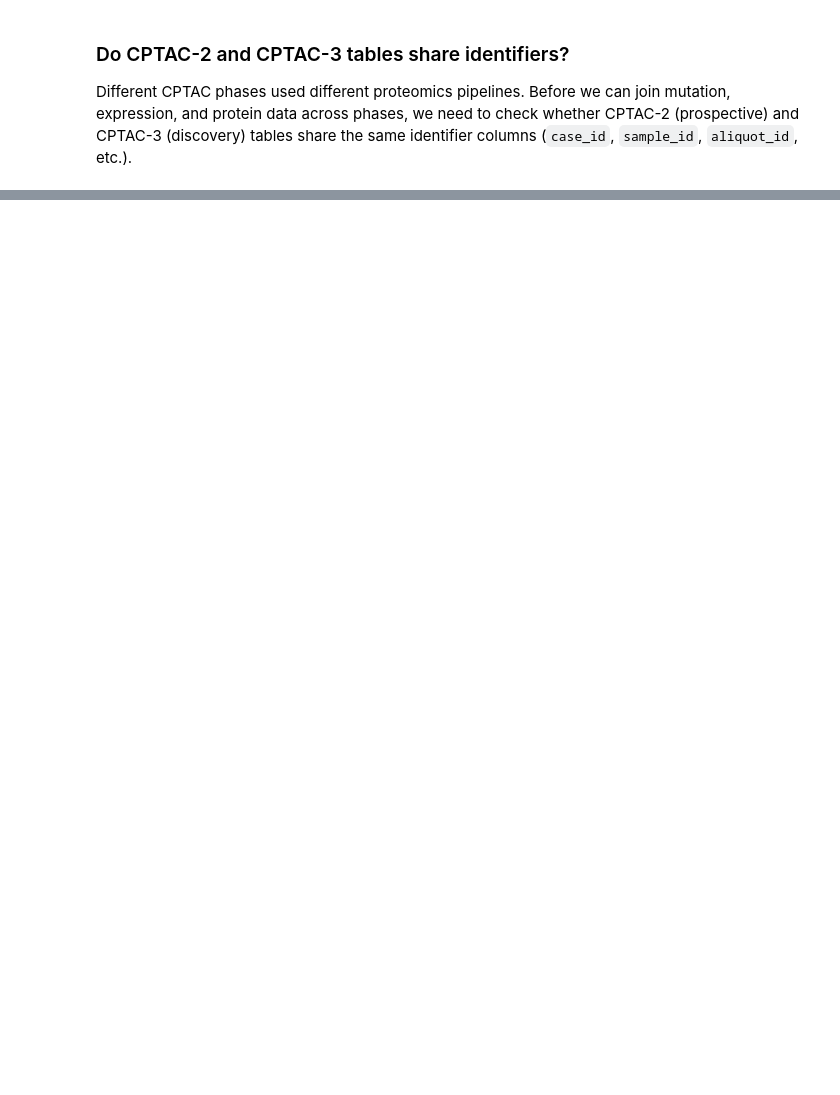
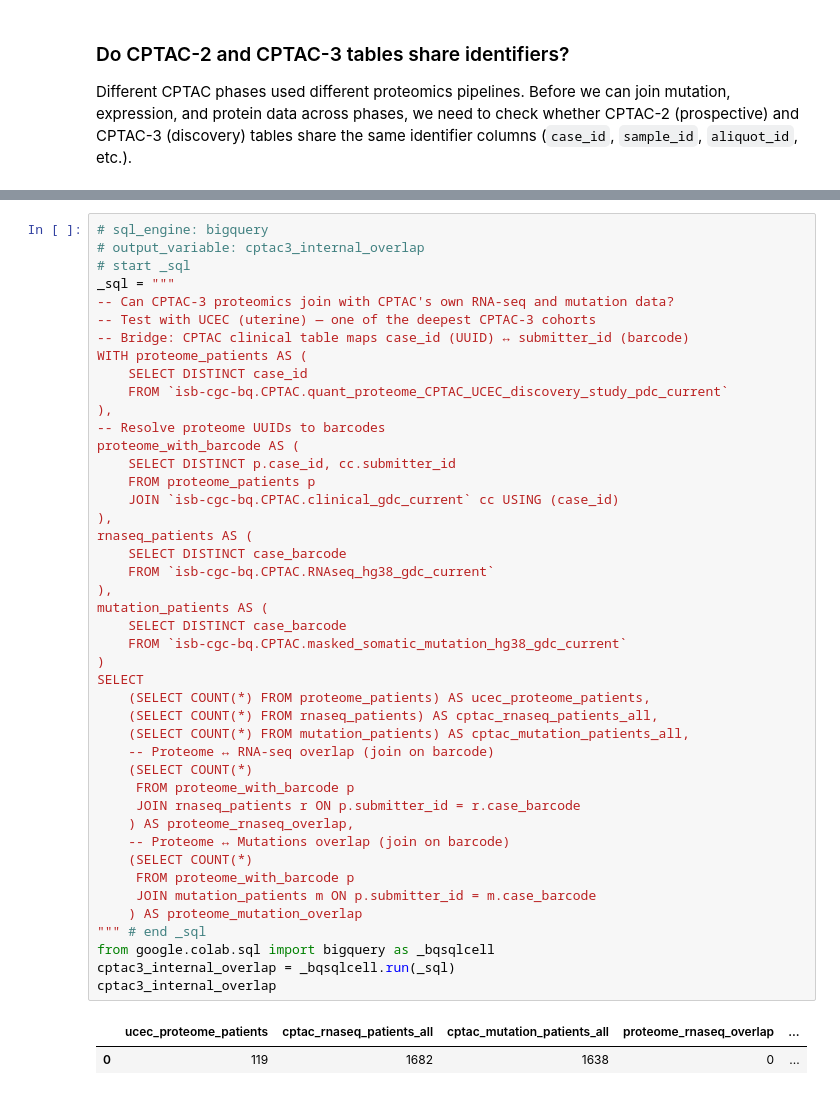
Before and after one commit to leomane/cancer-multiomics, a Jupyter notebook: cancer_multiomics_eda.ipynb, the cells around one changed output, grey strips where cells are left out. Drawn from its saved outputs; the diff is of its cells as text; blank space fills up the shorter version.

```diff
--- a/cancer_multiomics_eda.ipynb
+++ b/cancer_multiomics_eda.ipynb
@@ -479,0 +689,47 @@ CPTAC3_columns
+# %%
+# sql_engine: bigquery
+# output_variable: cptac3_internal_overlap
+# start _sql
+_sql = """
+-- Can CPTAC-3 proteomics join with CPTAC's own RNA-seq and mutation data?
+-- Test with UCEC (uterine) — one of the deepest CPTAC-3 cohorts
+-- Bridge: CPTAC clinical table maps case_id (UUID) ↔ submitter_id (barcode)
+WITH proteome_patients AS (
+    SELECT DISTINCT case_id
+    FROM `isb-cgc-bq.CPTAC.quant_proteome_CPTAC_UCEC_discovery_study_pdc_current`
+),
+-- Resolve proteome UUIDs to barcodes
+proteome_with_barcode AS (
+    SELECT DISTINCT p.case_id, cc.submitter_id
+    FROM proteome_patients p
+    JOIN `isb-cgc-bq.CPTAC.clinical_gdc_current` cc USING (case_id)
+),
+rnaseq_patients AS (
+    SELECT DISTINCT case_barcode
+    FROM `isb-cgc-bq.CPTAC.RNAseq_hg38_gdc_current`
+),
+mutation_patients AS (
+    SELECT DISTINCT case_barcode
+    FROM `isb-cgc-bq.CPTAC.masked_somatic_mutation_hg38_gdc_current`
+)
+SELECT
+    (SELECT COUNT(*) FROM proteome_patients) AS ucec_proteome_patients,
+    (SELECT COUNT(*) FROM rnaseq_patients) AS cptac_rnaseq_patients_all,
+    (SELECT COUNT(*) FROM mutation_patients) AS cptac_mutation_patients_all,
+    -- Proteome ↔ RNA-seq overlap (join on barcode)
+    (SELECT COUNT(*)
+     FROM proteome_with_barcode p
+     JOIN rnaseq_patients r ON p.submitter_id = r.case_barcode
+    ) AS proteome_rnaseq_overlap,
+    -- Proteome ↔ Mutations overlap (join on barcode)
+    (SELECT COUNT(*)
+     FROM proteome_with_barcode p
+     JOIN mutation_patients m ON p.submitter_id = m.case_barcode
+    ) AS proteome_mutation_overlap
+""" # end _sql
+from google.colab.sql import bigquery as _bqsqlcell
+cptac3_internal_overlap = _bqsqlcell.run(_sql)
+cptac3_internal_overlap
+# %% [output]
+|  | ucec_proteome_patients | cptac_rnaseq_patients_all | cptac_mutation_patients_all | proteome_rnaseq_overlap | ... |
+| 0 | 119 | 1682 | 1638 | 0 | ... |
```
Also changed, not shown: parts of 22 cells of this notebook, 3 other files.
